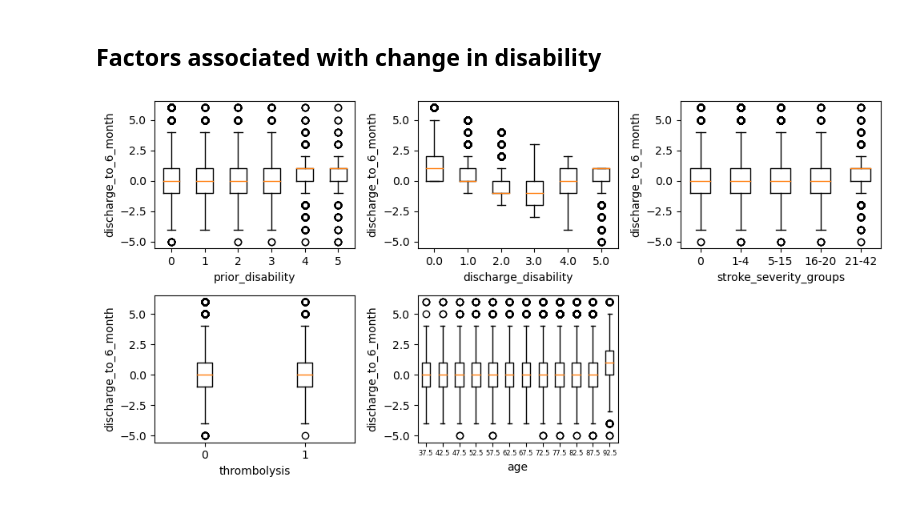
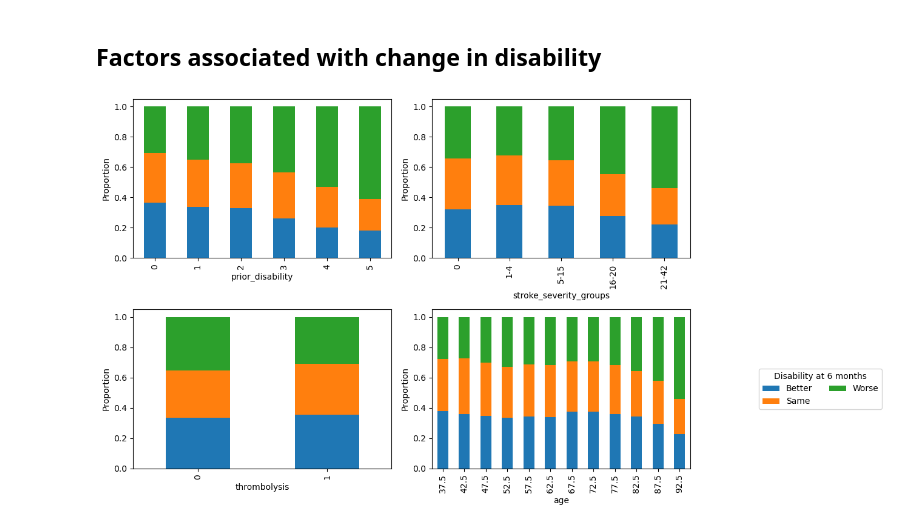
Before and after one commit to samuel-book/samuel_2_data_prep, a Jupyter notebook: descriptive_statistics/sam2_disability_6months_results.ipynb, the cells around one changed output. Drawn from its saved outputs; the diff is of its cells as text; code cells hidden in the pictures.

Commit message:
Modified and removed analyses (inc regression) so that disability is only ever treated as categorical (consistent with rest of SAMueL2)

```diff
--- a/descriptive_statistics/sam2_disability_6months_results.ipynb
+++ b/descriptive_statistics/sam2_disability_6months_results.ipynb
@@ -103,6 +103,12 @@ data_full_alive['discharge_to_6_month'] = (
     data_full_alive['disability_6_month'] -
     data_full_alive['discharge_disability'])
 
+# Add column which marks disability as worse, the same or better
+data_full_alive['compare'] = np.where(
+    data_full_alive['discharge_to_6_month'] > 0, 'Worse',
+    np.where(data_full_alive['discharge_to_6_month'] < 0,
+             'Better', 'Same'))
+
 # Restrict to individuals with 6 month disability
 data_full_alive_change = data_full_alive[
     ~data_full_alive['disability_6_month'].isnull()]
@@ -313,17 +251,17 @@ plt.show()
 ## Factors associated with change in disability
 # %%
 # Create box plots
-fig, ax = plt.subplots(nrows=2, ncols=3, figsize=(10, 5))
-boxplot_6_month('prior_disability', 'discharge_to_6_month', ax[0, 0])
-boxplot_6_month('discharge_disability', 'discharge_to_6_month', ax[0, 1])
-boxplot_6_month('stroke_severity_groups', 'discharge_to_6_month', ax[0, 2],
-                positions=[0, 1, 3, 4, 2])
-boxplot_6_month('thrombolysis', 'discharge_to_6_month', ax[1, 0])
-boxplot_6_month('age', 'discharge_to_6_month', ax[1, 1], xfontsize=6)
+fig, ax = plt.subplots(nrows=2, ncols=2, figsize=(10, 7))
+stacked_bar_6_month('prior_disability', 'compare', ax[0, 0])
+stacked_bar_6_month('stroke_severity_groups', 'compare', ax[0, 1],
+                    order=nihss_choices)
+stacked_bar_6_month('thrombolysis', 'compare', ax[1, 0])
+stacked_bar_6_month('age', 'compare', ax[1, 1])
 
 # Remove empty axis, resize and show
-ax[1, 2].axis('off')
 plt.tight_layout()
+ax[1, 1].legend(loc='center left', bbox_to_anchor=(1.25, 0.5),
+                title='Disability at 6 months', ncol=2)
 plt.show()
 # %% [output]
-[figure, old version]
+[figure, new version]
```
Also changed, not shown: parts of 30 cells of this notebook.
